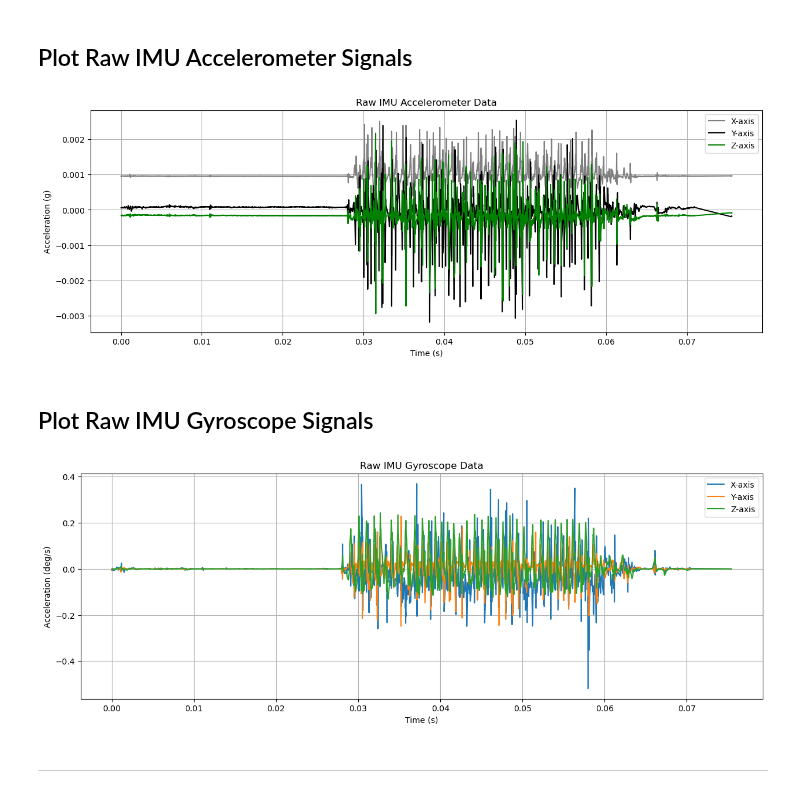
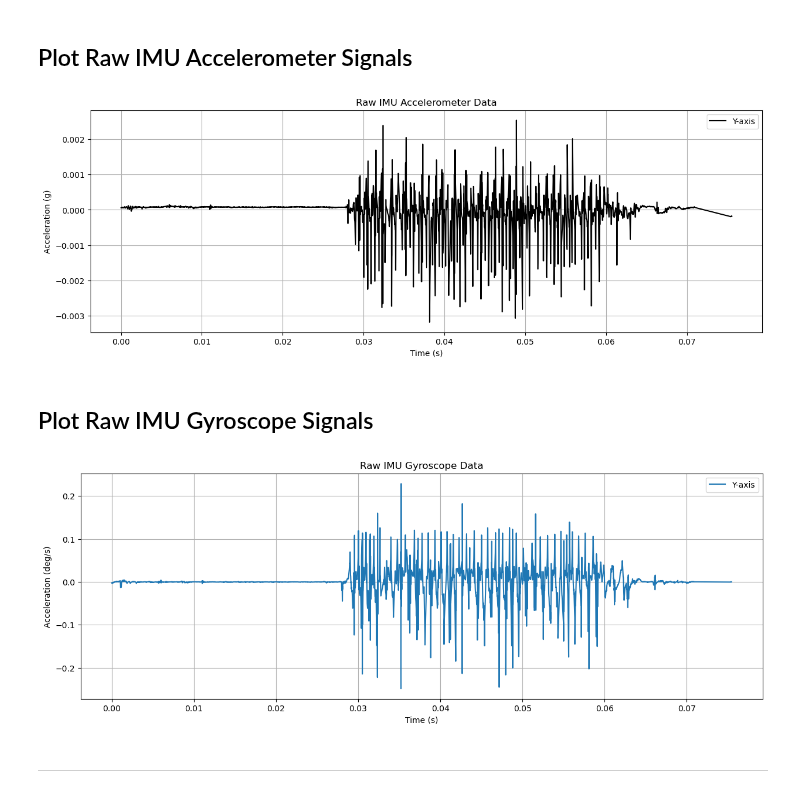
Before and after one commit to StamatisOrfanos/GaitRehab, a Jupyter notebook: eda.ipynb, the cells around one changed output. Drawn from its saved outputs; the diff is of its cells as text; code cells hidden in the pictures.

```diff
--- a/eda.ipynb
+++ b/eda.ipynb
@@ -140,9 +101,9 @@ imu_df_gyroscope.head()
 # %% [markdown]
 ## Plot Raw IMU Accelerometer Signals
 # %%
-plt.plot(imu_df_accelerometer['time (s)'], imu_df_accelerometer['x-axis (g)'], label='X-axis', color='grey')
+# plt.plot(imu_df_accelerometer['time (s)'], imu_df_accelerometer['x-axis (g)'], label='X-axis', color='grey')
 plt.plot(imu_df_accelerometer['time (s)'], imu_df_accelerometer['y-axis (g)'], label='Y-axis', color='black')
-plt.plot(imu_df_accelerometer['time (s)'], imu_df_accelerometer['z-axis (g)'], label='Z-axis', color='green')
+# plt.plot(imu_df_accelerometer['time (s)'], imu_df_accelerometer['z-axis (g)'], label='Z-axis', color='green')
 plt.xlabel("Time (s)")
 plt.ylabel("Acceleration (g)")
 plt.title("Raw IMU Accelerometer Data")
@@ -150,21 +111,21 @@ plt.legend()
 plt.grid(True)
 plt.show()
 # %% [output]
-[figure, old version]
+[figure, new version]
 # %% [markdown]
 ## Plot Raw IMU Gyroscope Signals
 # %%
-plt.plot(imu_df_gyroscope['time (s)'], imu_df_gyroscope['x-axis (deg/s)'], label='X-axis')
+# plt.plot(imu_df_gyroscope['time (s)'], imu_df_gyroscope['x-axis (deg/s)'], label='X-axis')
 plt.plot(imu_df_gyroscope['time (s)'], imu_df_gyroscope['y-axis (deg/s)'], label='Y-axis')
-plt.plot(imu_df_gyroscope['time (s)'], imu_df_gyroscope['z-axis (deg/s)'], label='Z-axis')
+# plt.plot(imu_df_gyroscope['time (s)'], imu_df_gyroscope['z-axis (deg/s)'], label='Z-axis')
 plt.xlabel("Time (s)")
 plt.ylabel("Acceleration (deg/s)")
 plt.title("Raw IMU Gyroscope Data")
 plt.legend()
 plt.grid(True)
 plt.show()
 # %% [output]
-[figure, old version]
+[figure, new version]
 # %% [markdown]
 ---
 # %% [markdown]
```
Also changed, not shown: parts of 8 cells of this notebook.
